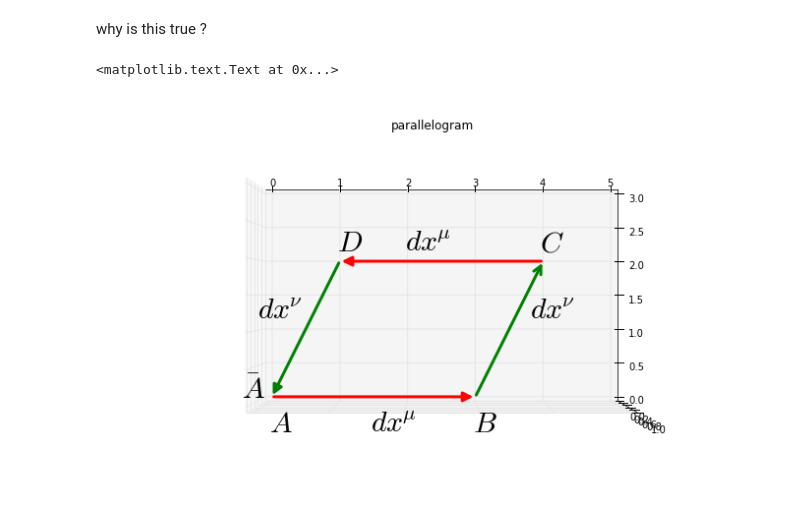
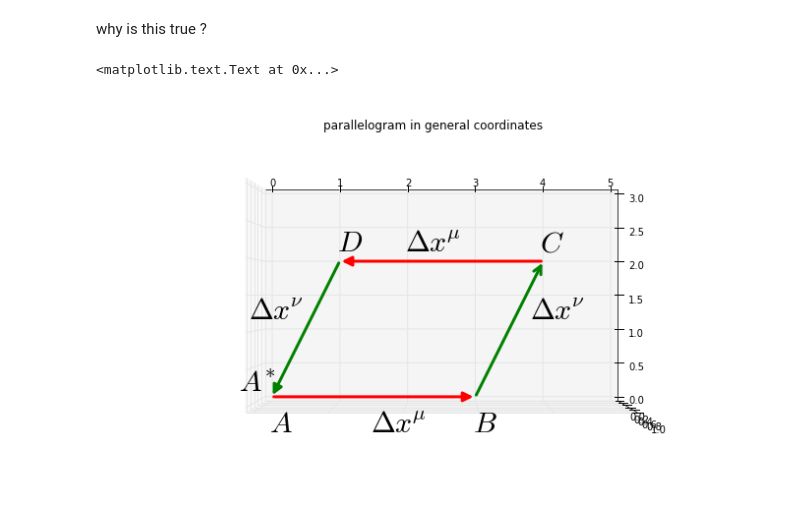
Before and after one commit to coderofgames/Python-Math, a Jupyter notebook: Vectors/Tensors.ipynb, the cells around one changed output. Drawn from its saved outputs; the diff is of its cells as text; code cells hidden in the pictures.

```diff
--- a/Vectors/Tensors.ipynb
+++ b/Vectors/Tensors.ipynb
@@ -2253,37 +2253,37 @@ ax.add_artist(a)
 a = Arrow3D([3, 4], [0, 2], [0, 0], mutation_scale=20, lw=3, arrowstyle="->", color="g")
 ax.add_artist(a)
 a = Arrow3D([4, 1], [2, 2], [0, 0], mutation_scale=20, lw=3, arrowstyle="-|>", color="r")
 ax.add_artist(a)
 
 # points
 annotate3D(ax, r'$ A $', xyz=(0,-0.25,0), fontsize=30, xytext=(-3,4),
                textcoords='offset points', ha='left',va='top')
 annotate3D(ax, r'$ B $', xyz=(3,-0.25,0), fontsize=30, xytext=(-3,4),
                textcoords='offset points', ha='left',va='top')
 annotate3D(ax, r'$ C $', xyz=(4,2,0), fontsize=30, xytext=(-3,4),
                textcoords='offset points', ha='left',va='bottom')
 annotate3D(ax, r'$ D $', xyz=(1,2,0), fontsize=30, xytext=(-3,4),
                textcoords='offset points', ha='left',va='bottom')
-annotate3D(ax, r'$ \bar{A}$', xyz=(-0.4,0.25,0), fontsize=30, xytext=(-3,4),
+annotate3D(ax, r'$ A^*$', xyz=(-0.45,0.35,0), fontsize=30, xytext=(-3,4),
                textcoords='offset points', ha='left',va='top')
 
 # infinitesimal lengths
-annotate3D(ax, r'$ dx^{\mu} $', xyz=(1.5,-0.25,0), fontsize=30, xytext=(-3,4),
+annotate3D(ax, r'$ \Delta x^{\mu} $', xyz=(1.5,-0.25,0), fontsize=30, xytext=(-3,4),
                textcoords='offset points', ha='left',va='top')
-annotate3D(ax, r'$ dx^{\mu} $', xyz=(2,2,0), fontsize=30, xytext=(-3,4),
+annotate3D(ax, r'$ \Delta x^{\mu} $', xyz=(2,2,0), fontsize=30, xytext=(-3,4),
                textcoords='offset points', ha='left',va='bottom')
-annotate3D(ax, r'$ dx^{\nu} $', xyz=(3.85,1,0), fontsize=30, xytext=(-3,4),
+annotate3D(ax, r'$ \Delta x^{\nu} $', xyz=(3.85,1,0), fontsize=30, xytext=(-3,4),
                textcoords='offset points', ha='left',va='bottom')
-annotate3D(ax, r'$ dx^{\nu} $', xyz=(0.5,1,0), fontsize=30, xytext=(-3,4),
+annotate3D(ax, r'$ \Delta x^{\nu} $', xyz=(0.5,1,0), fontsize=30, xytext=(-3,4),
                textcoords='offset points', ha='right',va='bottom')
 
 ax.set_xlim(0, 5)
 ax.set_ylim(0, 3)
 ax.set_zlim(0, 1)
 
 ax.view_init(90, 270)
 
-plt.title('parallelogram')
+plt.title('parallelogram in general coordinates')
 # %% [output]
 <matplotlib.text.Text at 0x...>
-[figure, old version]
+[figure, new version]
```
Also changed, not shown: parts of 4 cells of this notebook.
